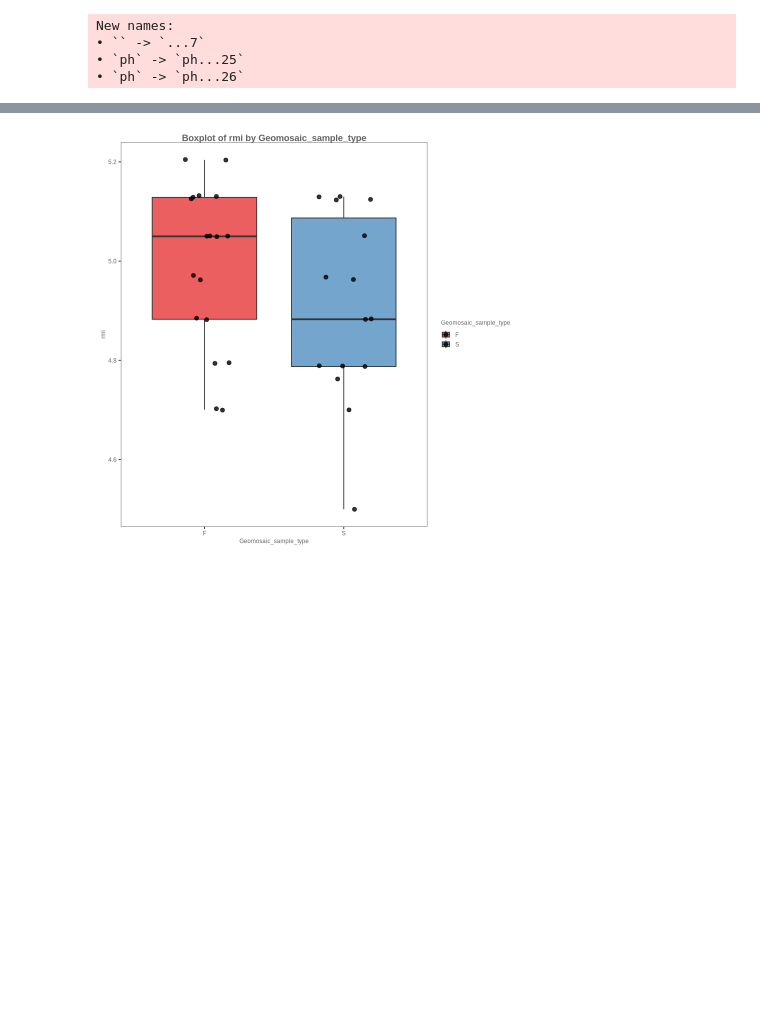
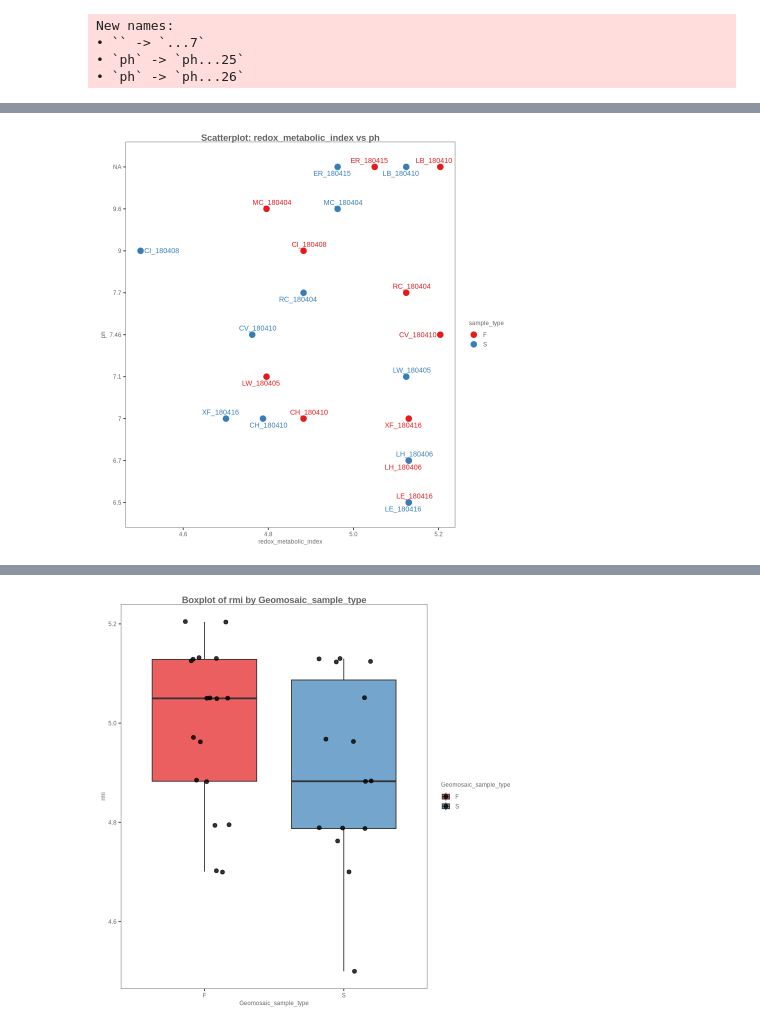
Before and after one commit to EdoT99/geomosaic_cookbook, a Jupyter notebook: notebooks/geomosaic_rmi-rpi-indexes.ipynb, the cells around one changed output, grey strips where cells are left out. Drawn from its saved outputs; the diff is of its cells as text; code cells hidden in the pictures; blank space fills up the shorter version.

```diff
--- a/notebooks/geomosaic_rmi-rpi-indexes.ipynb
+++ b/notebooks/geomosaic_rmi-rpi-indexes.ipynb
@@ -184,0 +259,4 @@ plot_scatter(combined_df, "rmi", "rpi", "Geomosaic_sample_type")
+# %%
+plot_scatter(combined_df, "redox_metabolic_index", "ph", "sample_type")
+# %% [output]
+[figure, added]
```
Also changed, not shown: parts of 17 cells of this notebook.
